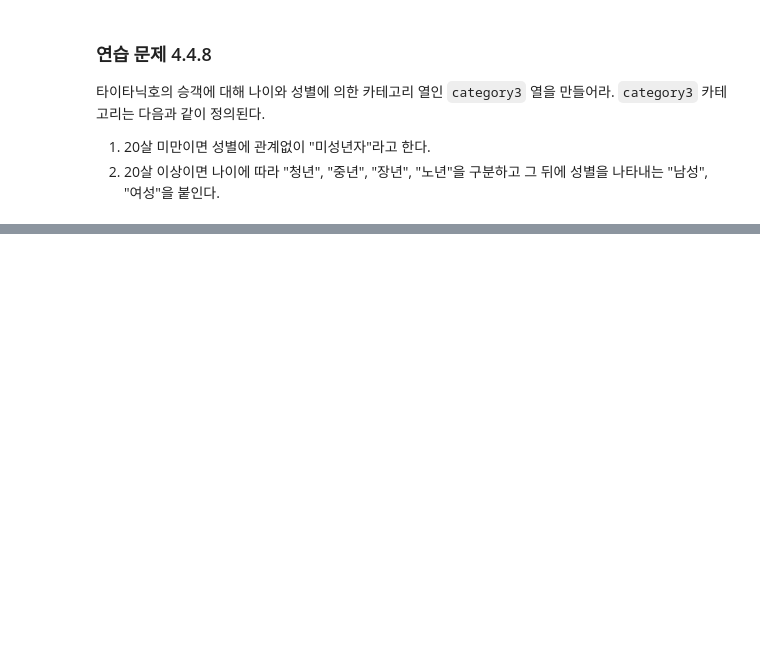
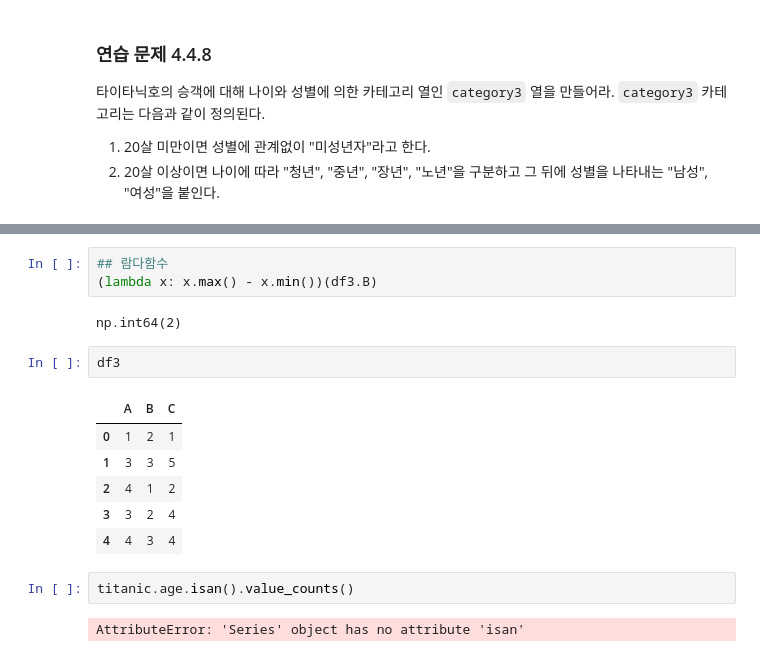
Before and after one commit to hyg12323/py251120, a Jupyter notebook: human/데이터분석/[Pandas] 04.04 데이터프레임의 고급 조작.ipynb, the cells around one changed output, grey strips where cells are left out. Cells and saved outputs as stored; diff of their text form; blank space fills up the shorter version.

```diff
--- a/human/데이터분석/[Pandas] 04.04 데이터프레임의 고급 조작.ipynb
+++ b/human/데이터분석/[Pandas] 04.04 데이터프레임의 고급 조작.ipynb
@@ -597,0 +1291,18 @@ titanic
+# %%
+## 람다함수
+(lambda x: x.max() - x.min())(df3.B)
+# %% [output]
+np.int64(2)
+# %%
+df3
+# %% [output]
+|  | A | B | C |
+| 0 | 1 | 2 | 1 |
+| 1 | 3 | 3 | 5 |
+| 2 | 4 | 1 | 2 |
+| 3 | 3 | 2 | 4 |
+| 4 | 4 | 3 | 4 |
+# %%
+titanic.age.isan().value_counts()
+# %% [output]
+AttributeError: 'Series' object has no attribute 'isan'
```
Also changed, not shown: parts of 91 cells of this notebook, 17 other files.
